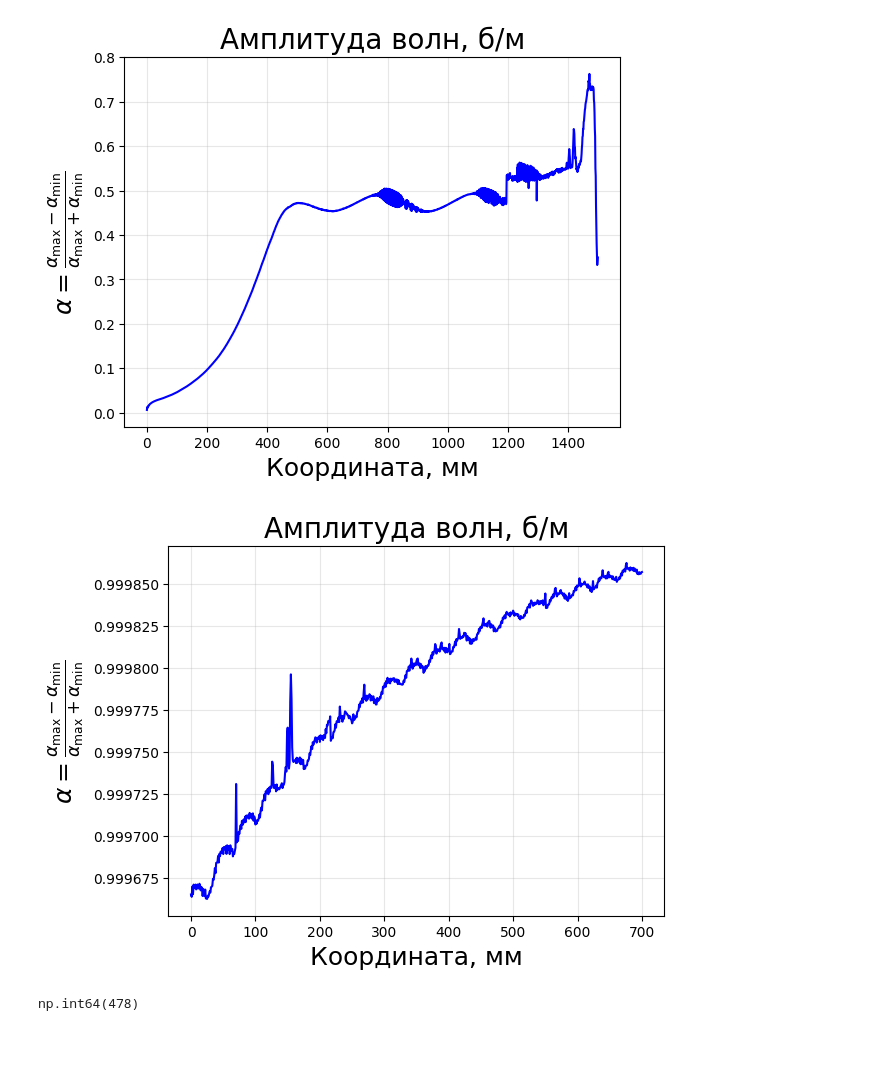
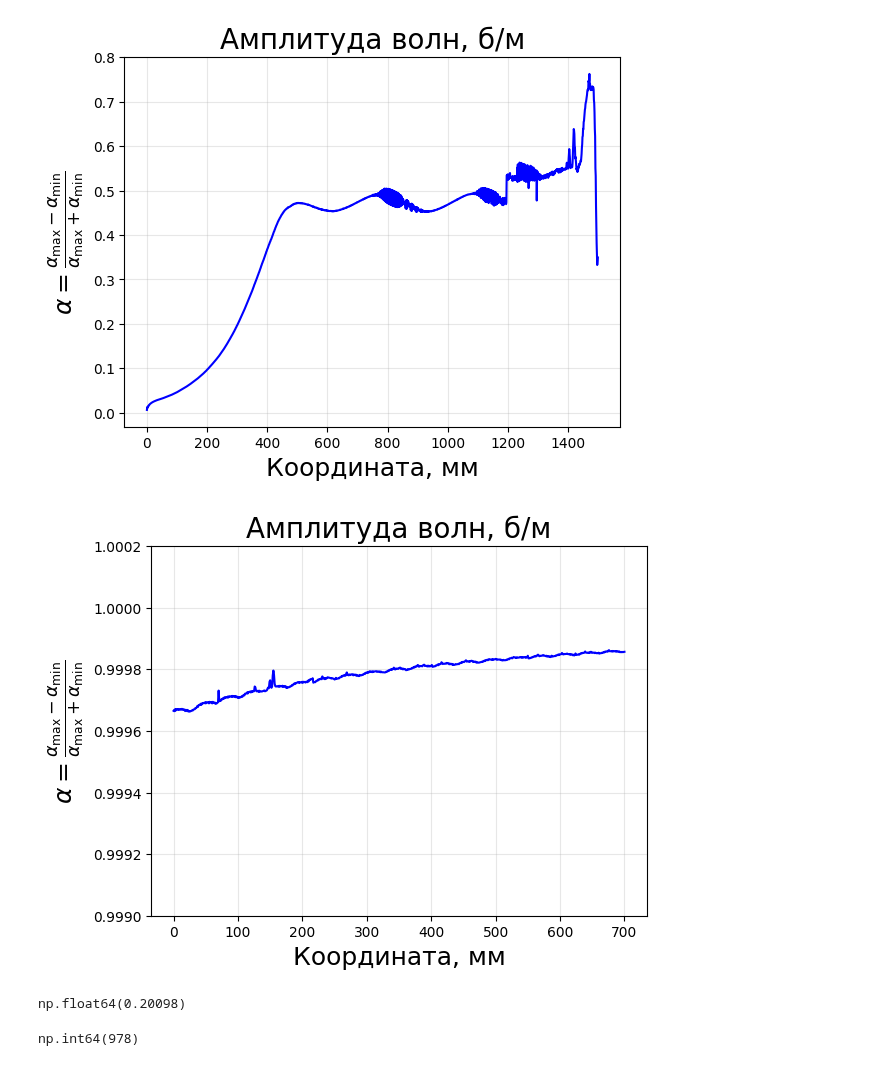
Before and after one commit to UlyanaGru/Fourier, a Jupyter notebook: test.ipynb, the cells around one changed output. Cells and saved outputs as stored; diff of their text form; code cells hidden in the pictures.

```diff
--- a/test.ipynb
+++ b/test.ipynb
@@ -262,19 +262,16 @@ plt.show()
 # %%
 data = np.loadtxt(filename, skiprows=2, delimiter=',')
 data_slice = data[index:, :]
 max_val = np.max(data_slice, axis=1, keepdims=False)
 min_val = np.min(data_slice, axis=1, keepdims=False)
 ampl_waves = (max_val-min_val)/(min_val+max_val)
 x_coords = np.arange(0, len(ampl_waves), 1)
 plt.plot(x_coords, ampl_waves, 'b-')
 plt.xlabel('Координата, мм', fontsize=18)
 plt.ylabel(r'$\alpha = \frac{\alpha_{\max} - \alpha_{\min}}{\alpha_{\max} + \alpha_{\min}}$', fontsize=18)
 plt.grid(True, alpha=0.3)
+plt.ylim([0.999,1.0002])
 plt.title(f'Амплитуда волн, б/м', fontsize=20)
 plt.show()
 # %% [output]
-[figure, old version]
+[figure, new version]
-# %%
-index
-# %% [output]
-np.int64(478)
@@ -280,0 +280,8 @@ np.int64(478)
+# %%
+data_time[data_time>0.2][0]
+# %% [output]
+np.float64(0.20098)
+# %%
+index
+# %% [output]
+np.int64(978)
```
Also changed, not shown: parts of 9 cells of this notebook, 1 other file.
